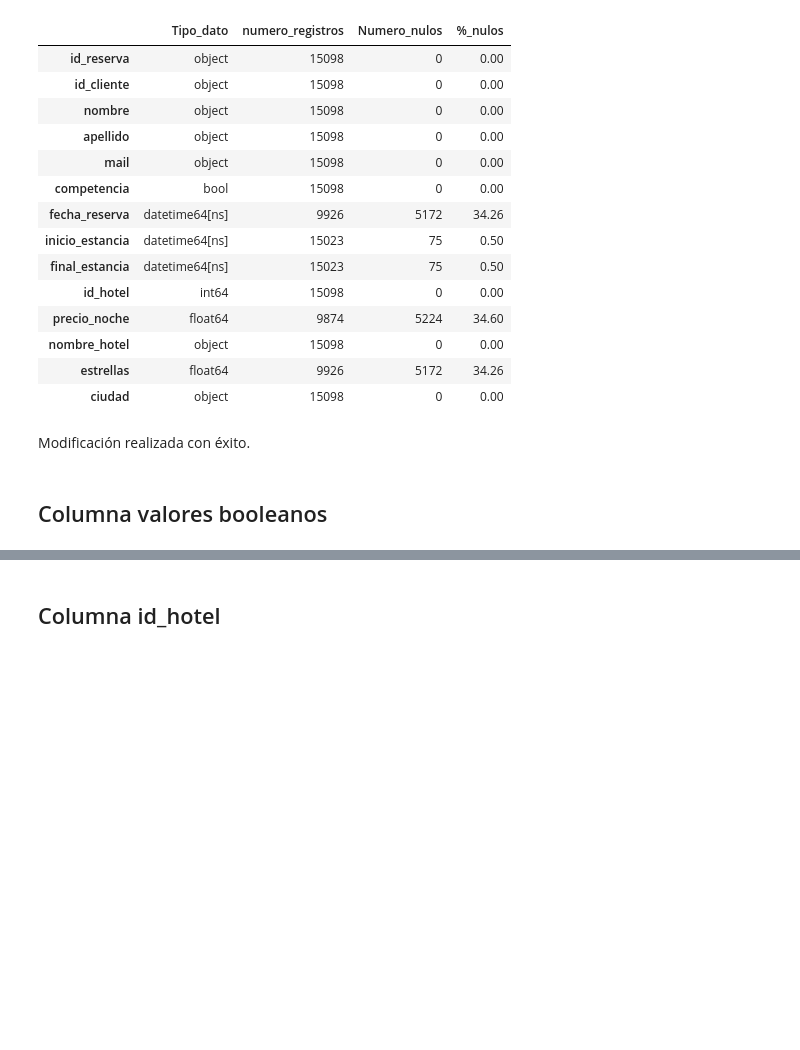
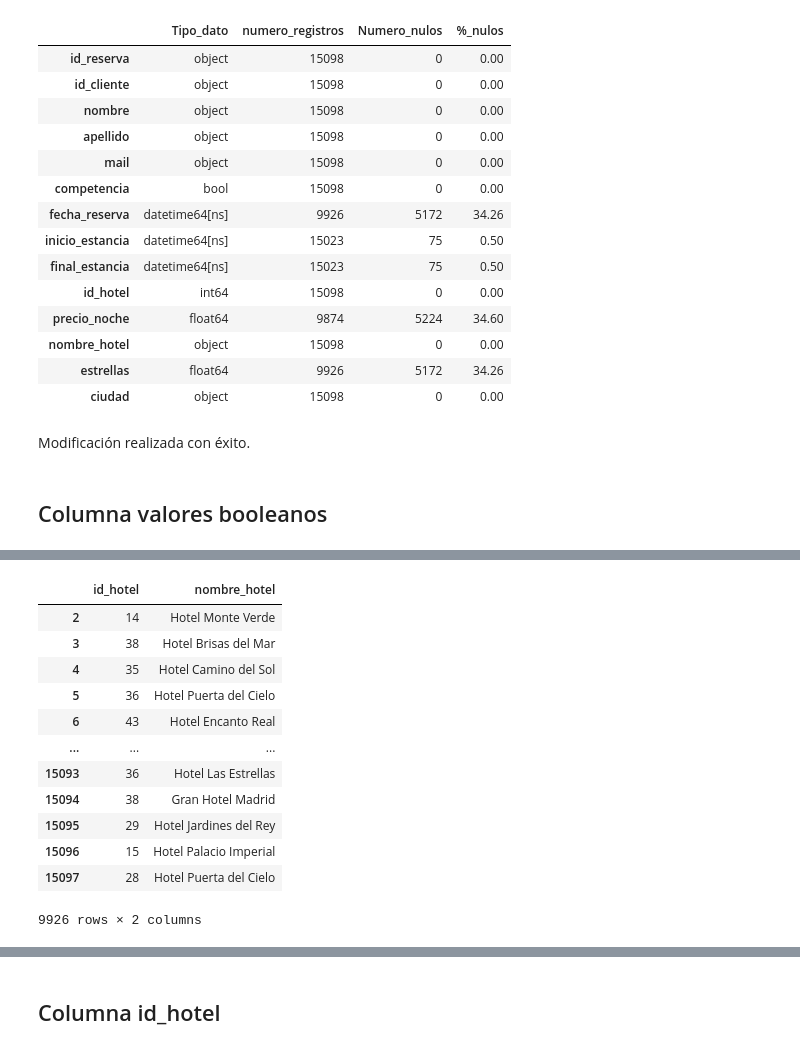
Before and after one commit to Gabijc/Proyecto_ETL_Hoteles, a Jupyter notebook: Notebooks/Analisis_inicial.ipynb, the cells around one changed output, grey strips where cells are left out. Saved outputs shown, nothing was run; the diff lists cells and outputs as text; code cells hidden in the pictures; blank space fills up the shorter version.

```diff
--- a/Notebooks/Analisis_inicial.ipynb
+++ b/Notebooks/Analisis_inicial.ipynb
@@ -168,0 +230,17 @@ En las filas que tienen valor true no tenemos nombre de hotel, mientras que en l
+# %%
+# Vamos a revisar los nombres de los hoteles y su id_correspondiente
+df_false[["id_hotel","nombre_hotel"]]
+# %% [output]
+|  | id_hotel | nombre_hotel |
+| 2 | 14 | Hotel Monte Verde |
+| 3 | 38 | Hotel Brisas del Mar |
+| 4 | 35 | Hotel Camino del Sol |
+| 5 | 36 | Hotel Puerta del Cielo |
+| 6 | 43 | Hotel Encanto Real |
+| ... | ... | ... |
+| 15093 | 36 | Hotel Las Estrellas |
+| 15094 | 38 | Gran Hotel Madrid |
+| 15095 | 29 | Hotel Jardines del Rey |
+| 15096 | 15 | Hotel Palacio Imperial |
+| 15097 | 28 | Hotel Puerta del Cielo |
+9926 rows × 2 columns
```
Also changed, not shown: parts of 27 cells of this notebook.
